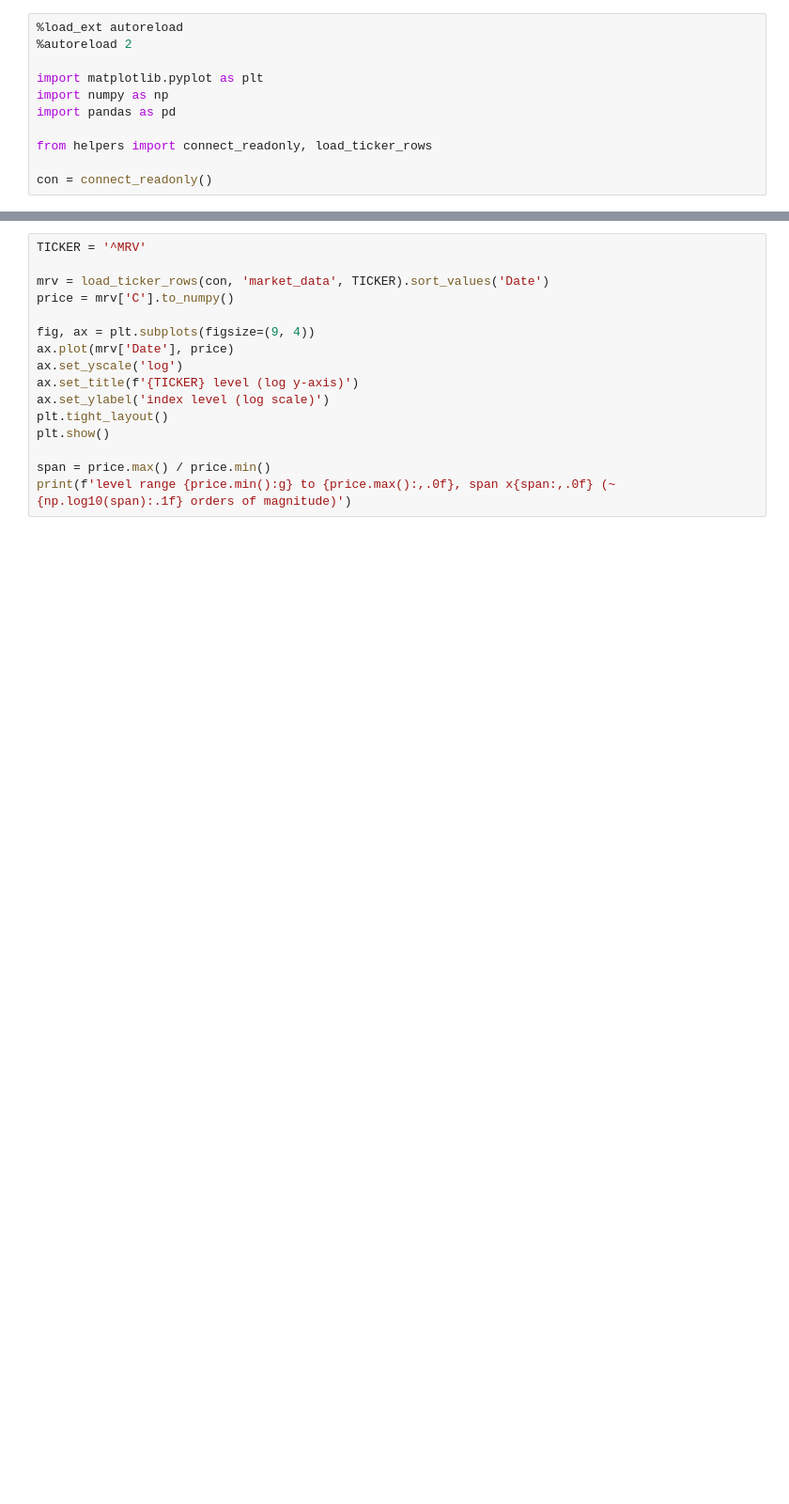
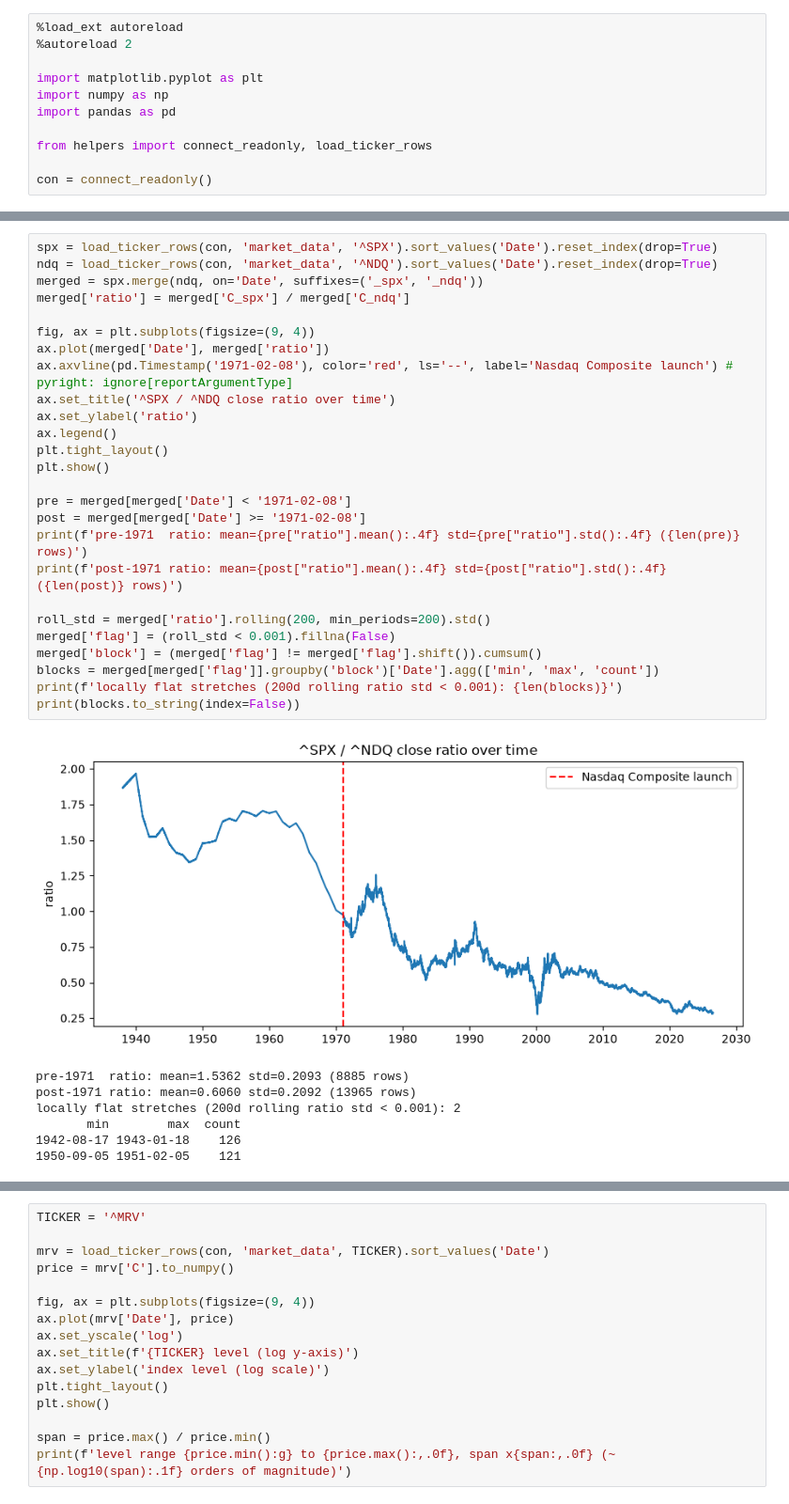
Before and after one commit to marcdumon/investalyze, a Jupyter notebook: notebooks/9999_data_quirks.ipynb, the cells around one changed output, grey strips where cells are left out. Shown at 94% size. Saved outputs shown, nothing was run; the diff lists cells and outputs as text; blank space fills up the shorter version.

```diff
--- a/notebooks/9999_data_quirks.ipynb
+++ b/notebooks/9999_data_quirks.ipynb
@@ -26,0 +51,34 @@ con = connect_readonly()
+# %%
+spx = load_ticker_rows(con, 'market_data', '^SPX').sort_values('Date').reset_index(drop=True)
+ndq = load_ticker_rows(con, 'market_data', '^NDQ').sort_values('Date').reset_index(drop=True)
+merged = spx.merge(ndq, on='Date', suffixes=('_spx', '_ndq'))
+merged['ratio'] = merged['C_spx'] / merged['C_ndq']
+
+fig, ax = plt.subplots(figsize=(9, 4))
+ax.plot(merged['Date'], merged['ratio'])
+ax.axvline(pd.Timestamp('1971-02-08'), color='red', ls='--', label='Nasdaq Composite launch') # pyright: ignore[reportArgumentType]
+ax.set_title('^SPX / ^NDQ close ratio over time')
+ax.set_ylabel('ratio')
+ax.legend()
+plt.tight_layout()
+plt.show()
+
+pre = merged[merged['Date'] < '1971-02-08']
+post = merged[merged['Date'] >= '1971-02-08']
+print(f'pre-1971  ratio: mean={pre["ratio"].mean():.4f} std={pre["ratio"].std():.4f} ({len(pre)} rows)')
+print(f'post-1971 ratio: mean={post["ratio"].mean():.4f} std={post["ratio"].std():.4f} ({len(post)} rows)')
+
+roll_std = merged['ratio'].rolling(200, min_periods=200).std()
+merged['flag'] = (roll_std < 0.001).fillna(False)
+merged['block'] = (merged['flag'] != merged['flag'].shift()).cumsum()
+blocks = merged[merged['flag']].groupby('block')['Date'].agg(['min', 'max', 'count'])
+print(f'locally flat stretches (200d rolling ratio std < 0.001): {len(blocks)}')
+print(blocks.to_string(index=False))
+# %% [output]
+[figure, added]
+pre-1971  ratio: mean=1.5362 std=0.2093 (8885 rows)
+post-1971 ratio: mean=0.6060 std=0.2092 (13965 rows)
+locally flat stretches (200d rolling ratio std < 0.001): 2
+       min        max  count
+1942-08-17 1943-01-18    126
+1950-09-05 1951-02-05    121
```
Also changed, not shown: parts of 8 cells of this notebook.
